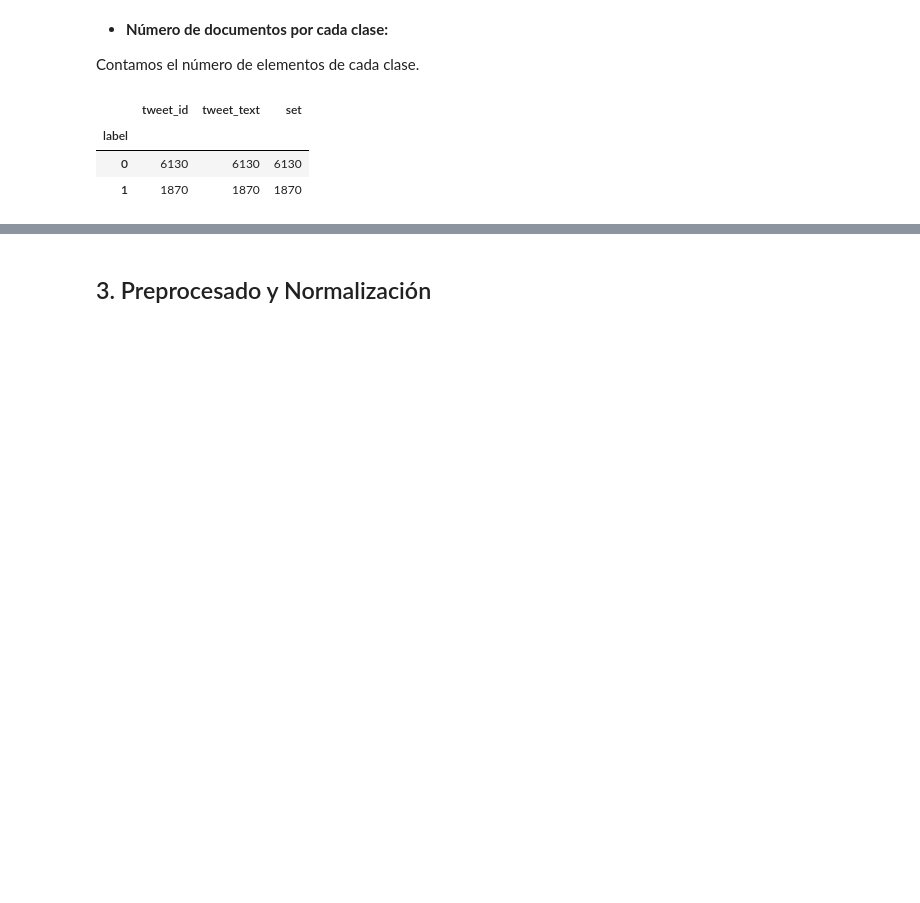
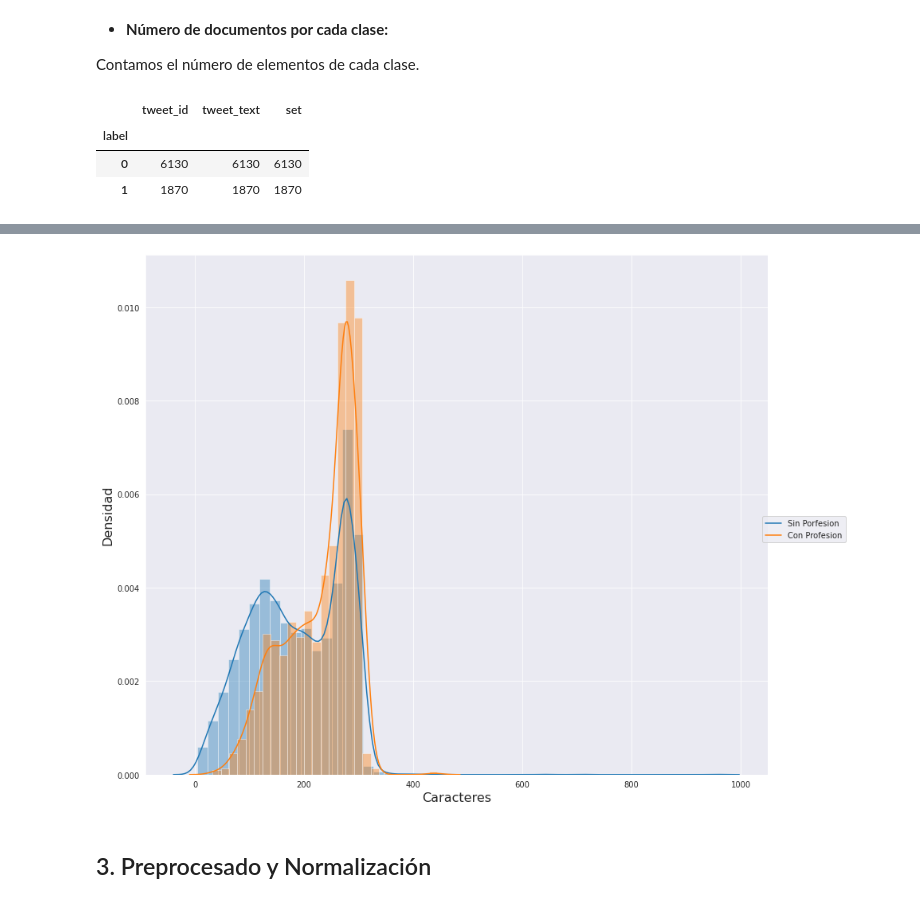
Before and after one commit to MartaCaste/Text-Mining, a Jupyter notebook: Ejerciciopropuesto_ModuloTextMining.ipynb, the cells around one changed output, grey strips where cells are left out. Saved outputs shown, nothing was run; the diff lists cells and outputs as text; code cells hidden in the pictures; blank space fills up the shorter version.

```diff
--- a/Ejerciciopropuesto_ModuloTextMining.ipynb
+++ b/Ejerciciopropuesto_ModuloTextMining.ipynb
@@ -190,2 +201,25 @@ Observamos que nuestro dataset no está balanceado,
+# %%
+datos_ejercicio["char_len"] = datos_ejercicio["tweet_text"].apply(lambda x:len(x))
+# %%
+# Importamos las librerías matplotlib y seaborn:
+import matplotlib.pyplot as plt
+import seaborn as sns
+
+fig = plt.figure(figsize=(14,12))
+sns.set_style("darkgrid")
+# añadimos series para cada categoría (eligiendo la seríe de char_len
+plt1 = sns.distplot(datos_ejercicio[datos_ejercicio.label==0].char_len, hist=True, label="Sin Porfesion")
+plt2 = sns.distplot(datos_ejercicio[datos_ejercicio.label==1].char_len, hist=True, label="Con Profesion")
+fig.legend(labels=['Sin Porfesion','Con Profesion'], loc = 5)
+
+
+# Definimos el título de los ejes:
+plt.xlabel('Caracteres', fontsize=16)
+plt.ylabel('Densidad', fontsize=16)
+
+# Finalmente mostramos el gráfico:
+plt.show()
+# %% [output]
+[figure, added]
 # %% [markdown]
 ## 3. Preprocesado y Normalización
```
Also changed, not shown: parts of 9 cells of this notebook.
